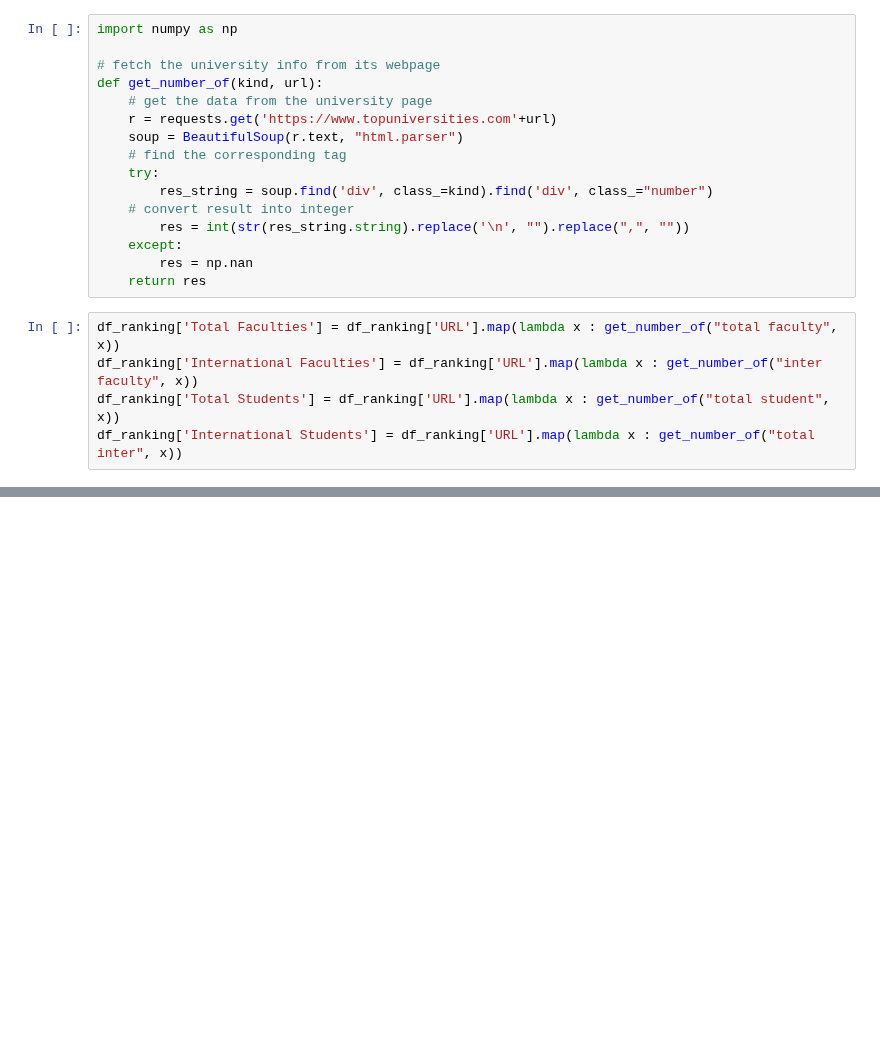
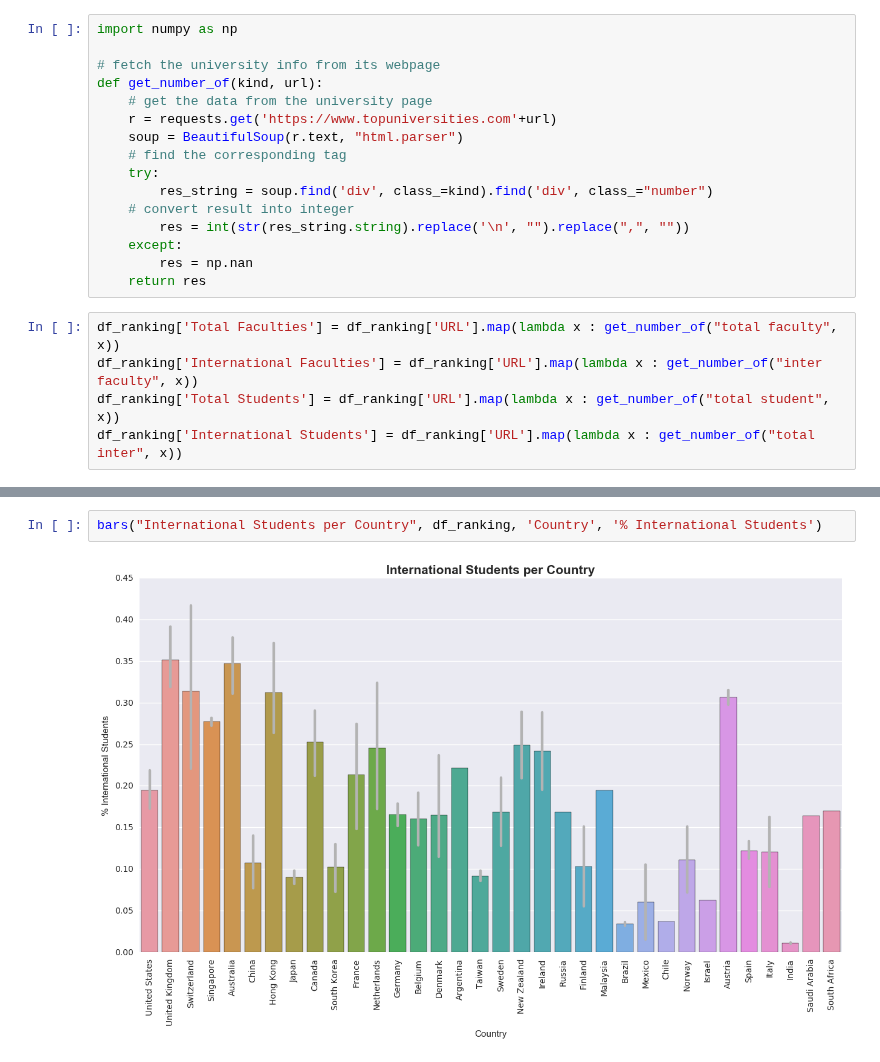
Before and after one commit to padesplaces/ada2017, a Jupyter notebook: hwk2/HW2-Part1.ipynb, the cells around one changed output, grey strips where cells are left out. Drawn from its saved outputs; the diff is of its cells as text; blank space fills up the shorter version.

```diff
--- a/hwk2/HW2-Part1.ipynb
+++ b/hwk2/HW2-Part1.ipynb
@@ -158,0 +228,4 @@ df_ranking
+# %%
+bars("International Students per Country", df_ranking, 'Country', '% International Students')
+# %% [output]
+[figure, added]
```
Also changed, not shown: parts of 14 cells of this notebook.
